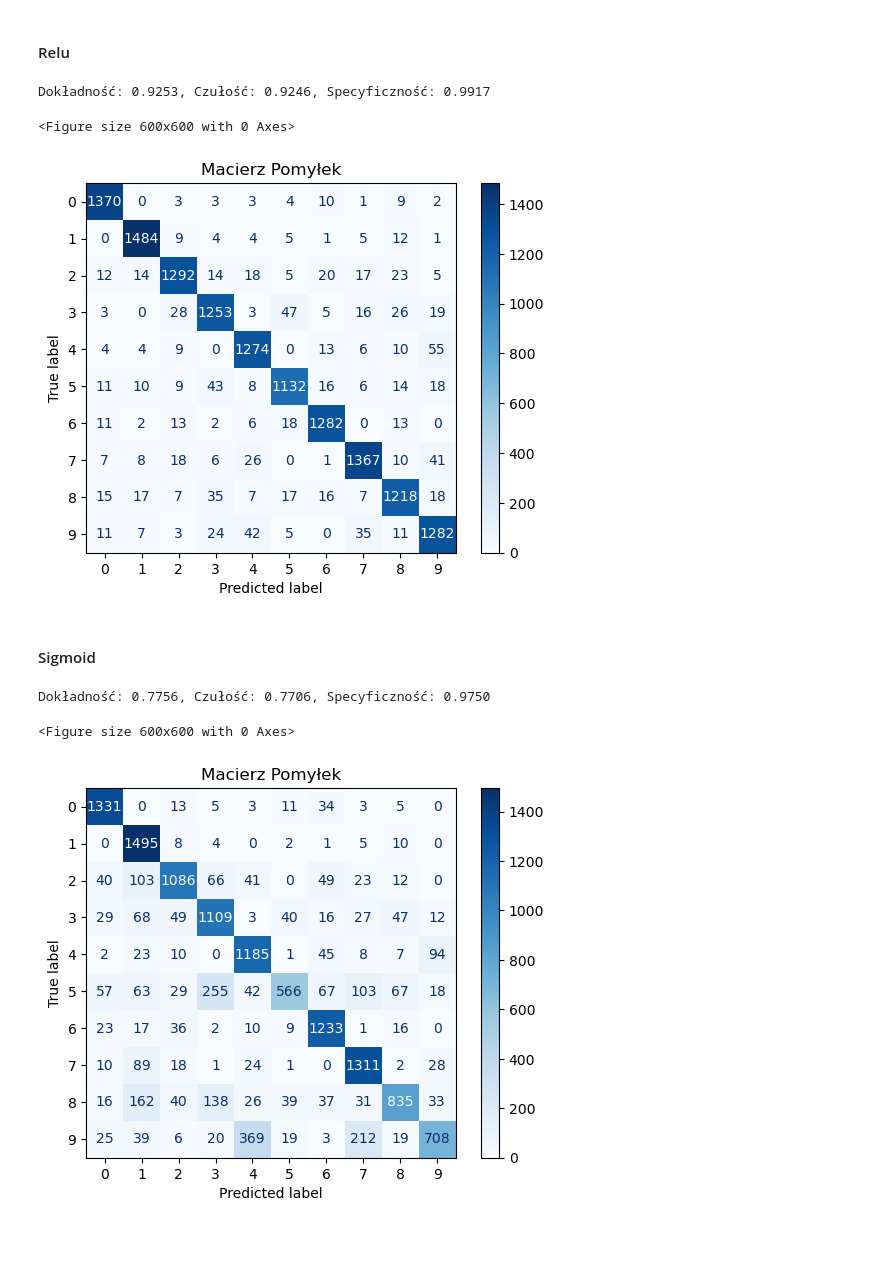
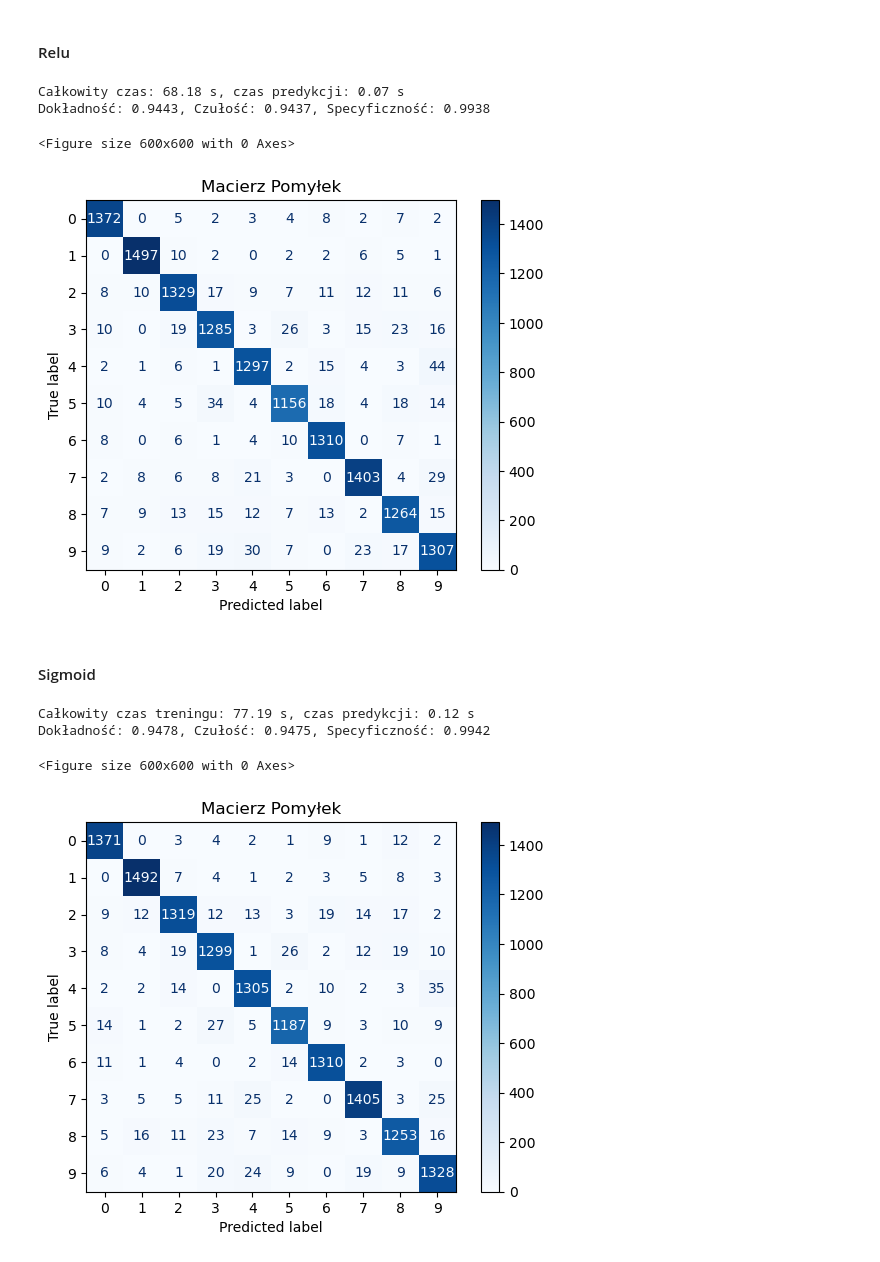
Before and after one commit to Lecrut/ai-ml_studies, a Jupyter notebook: pum/8_259199_Filip_Lecrut.ipynb, the cells around one changed output. Cells and saved outputs as stored; diff of their text form; code cells hidden in the pictures.

```diff
--- a/pum/8_259199_Filip_Lecrut.ipynb
+++ b/pum/8_259199_Filip_Lecrut.ipynb
@@ -113,11 +113,12 @@ class Layer:
 ### Własna implementcja sieci
 # %%
 class NeuralNet:
-    def __init__(self, layers_dims, lr=0.01, epochs=1000, activation='relu'):
+    def __init__(self, layers_dims, lr=0.01, epochs=1000, activation='relu', batch_size = None):
         self.layers_activation = activation
         self.lr = lr
         self.epochs = epochs
         self.layers = []
+        self.batch_size = batch_size if batch_size is not None else layers_dims[0]
 
         for i in range(len(layers_dims)-2):
             self.layers.append(Layer(layers_dims[i], layers_dims[i+1], activation=self.layers_activation))
@@ -148,8 +149,13 @@ class NeuralNet:
     def train(self, X, y):
         y = np.eye(self.layers[-1].w.shape[1])[y]
         for _ in range(self.epochs):
-            self._forward(X)
-            self._backward(X, y)
+            for start in range(0, len(X), self.batch_size):
+                end = start + self.batch_size
+                X_batch = X[start:end]
+                y_batch = y[start:end]
+
+                self._forward(X_batch)
+                self._backward(X_batch, y_batch)
 
     def predict(self, X):
         return np.argmax(self._forward(X), axis=1)
@@ -293,28 +299,38 @@ mnist: (7000, 784) (7000,) (14000, 784) (14000,)
 # %% [markdown]
 #### Relu
 # %%
-net = NeuralNet(layers_dims=[784, 128, 64, 10], lr=0.01, epochs=5000, activation='relu')
+net = NeuralNet(layers_dims=[784, 128, 64, 10], lr=0.01, epochs=500, activation='relu', batch_size=100)
+start_time = time.time()
 net.train(x_train, y_train)
+start_prediction_time = time.time()
 y_pred = net.predict(x_test)
+end_time = time.time()
+print(f"Całkowity czas: {end_time - start_time:.2f} s, czas predykcji: {end_time - start_prediction_time:.2f} s")
 
 accuracy, sensitivity, specificity = calculate_metrics(y_test, y_pred)
 print(f"Dokładność: {accuracy:.4f}, Czułość: {sensitivity:.4f}, Specyficzność: {specificity:.4f}")
 plot_confusion_matrix(y_test, y_pred, labels=np.unique(y_test))
 # %% [output]
-Dokładność: 0.9253, Czułość: 0.9246, Specyficzność: 0.9917
+Całkowity czas: 68.18 s, czas predykcji: 0.07 s
+Dokładność: 0.9443, Czułość: 0.9437, Specyficzność: 0.9938
 <Figure size 600x600 with 0 Axes>
-[figure, old version]
+[figure, new version]
 # %% [markdown]
 #### Sigmoid
 # %%
-net = NeuralNet(layers_dims=[784, 128, 64, 10], lr=0.01, epochs=5000, activation='sigmoid')
+net = NeuralNet(layers_dims=[784, 128, 64, 10], lr=0.1, epochs=500, activation='sigmoid', batch_size=100)
+start_time = time.time()
 net.train(x_train, y_train)
+start_prediction = time.time()
 y_pred = net.predict(x_test)
+end_time = time.time()
+print(f"Całkowity czas treningu: {end_time - start_time:.2f} s, czas predykcji: {end_time - start_prediction:.2f} s")
 
 accuracy, sensitivity, specificity = calculate_metrics(y_test, y_pred)
 print(f"Dokładność: {accuracy:.4f}, Czułość: {sensitivity:.4f}, Specyficzność: {specificity:.4f}")
 plot_confusion_matrix(y_test, y_pred, labels=np.unique(y_test))
 # %% [output]
-Dokładność: 0.7756, Czułość: 0.7706, Specyficzność: 0.9750
+Całkowity czas treningu: 77.19 s, czas predykcji: 0.12 s
+Dokładność: 0.9478, Czułość: 0.9475, Specyficzność: 0.9942
 <Figure size 600x600 with 0 Axes>
-[figure, old version]
+[figure, new version]
```
Also changed, not shown: parts of 2 cells of this notebook.
